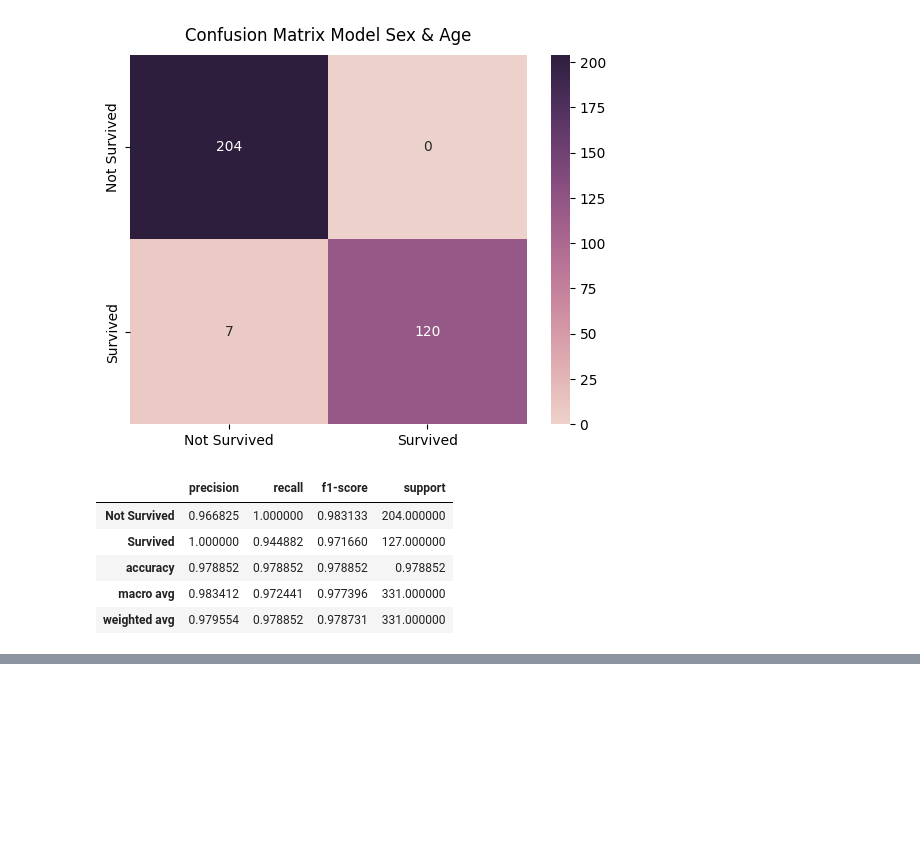
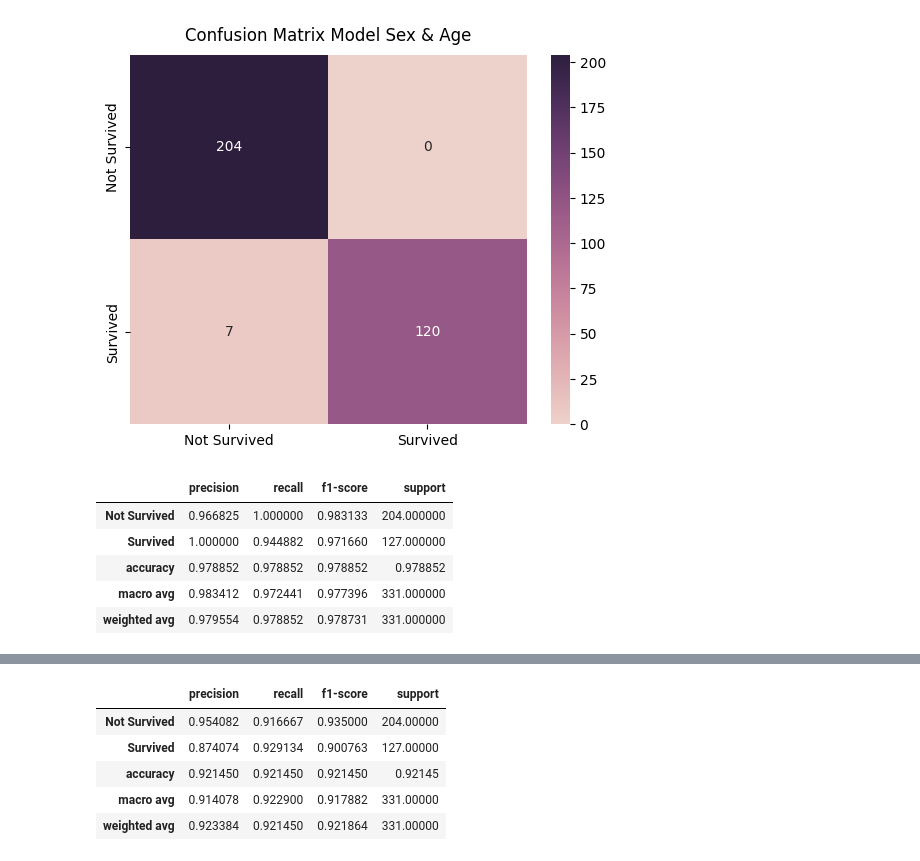
Before and after one commit to WawanWidiantara/Single-Layer-Perceptron, a Jupyter notebook: Single-Layer-Perceptron/slp.ipynb, the cells around one changed output, grey strips where cells are left out. Cells and saved outputs as stored; diff of their text form; code cells hidden in the pictures; blank space fills up the shorter version.

```diff
--- a/Single-Layer-Perceptron/slp.ipynb
+++ b/Single-Layer-Perceptron/slp.ipynb
@@ -335,0 +411,10 @@ pd.DataFrame(model_report_2col).transpose()
+# %%
+model3_report = classification_report(y_test_normalize, predict, output_dict=True, target_names=['Not Survived',"Survived"])
+pd.DataFrame(model3_report).transpose()
+# %% [output]
+|  | precision | recall | f1-score | support |
+| Not Survived | 0.954082 | 0.916667 | 0.935000 | 204.00000 |
+| Survived | 0.874074 | 0.929134 | 0.900763 | 127.00000 |
+| accuracy | 0.921450 | 0.921450 | 0.921450 | 0.92145 |
+| macro avg | 0.914078 | 0.922900 | 0.917882 | 331.00000 |
+| weighted avg | 0.923384 | 0.921450 | 0.921864 | 331.00000 |
```
Also changed, not shown: parts of 6 cells of this notebook, 1 other file.
